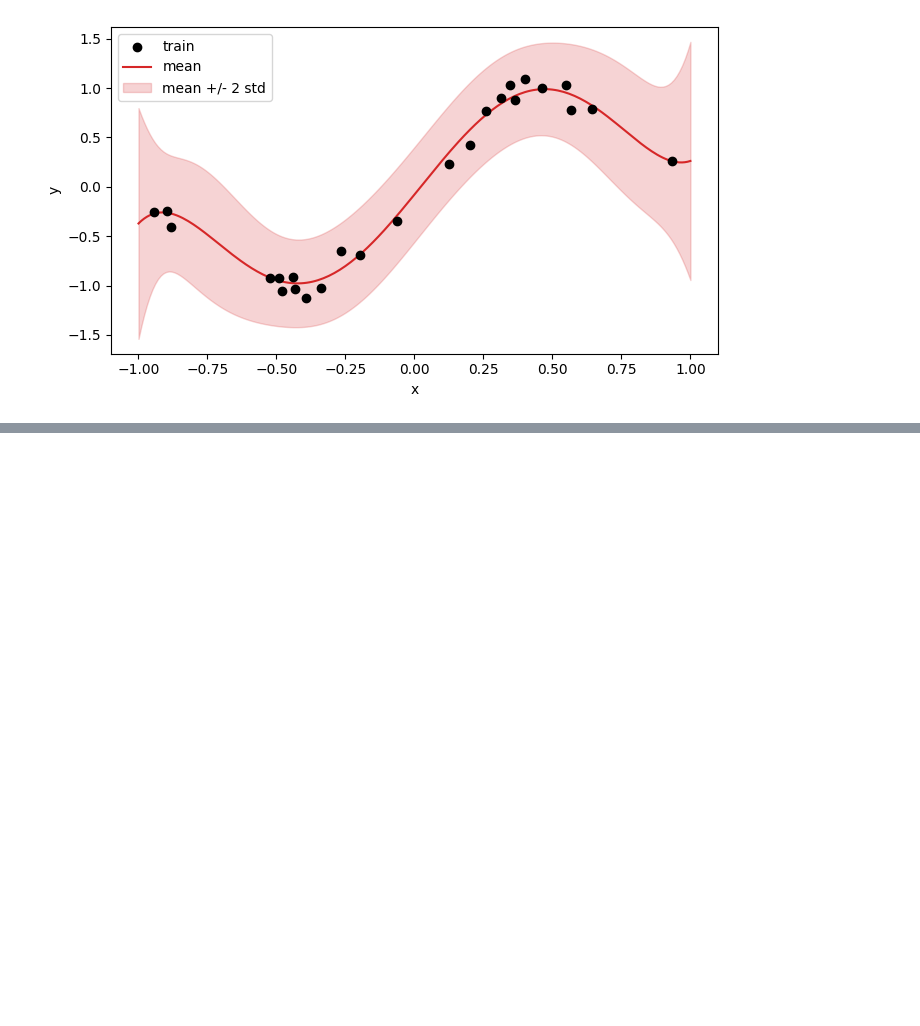
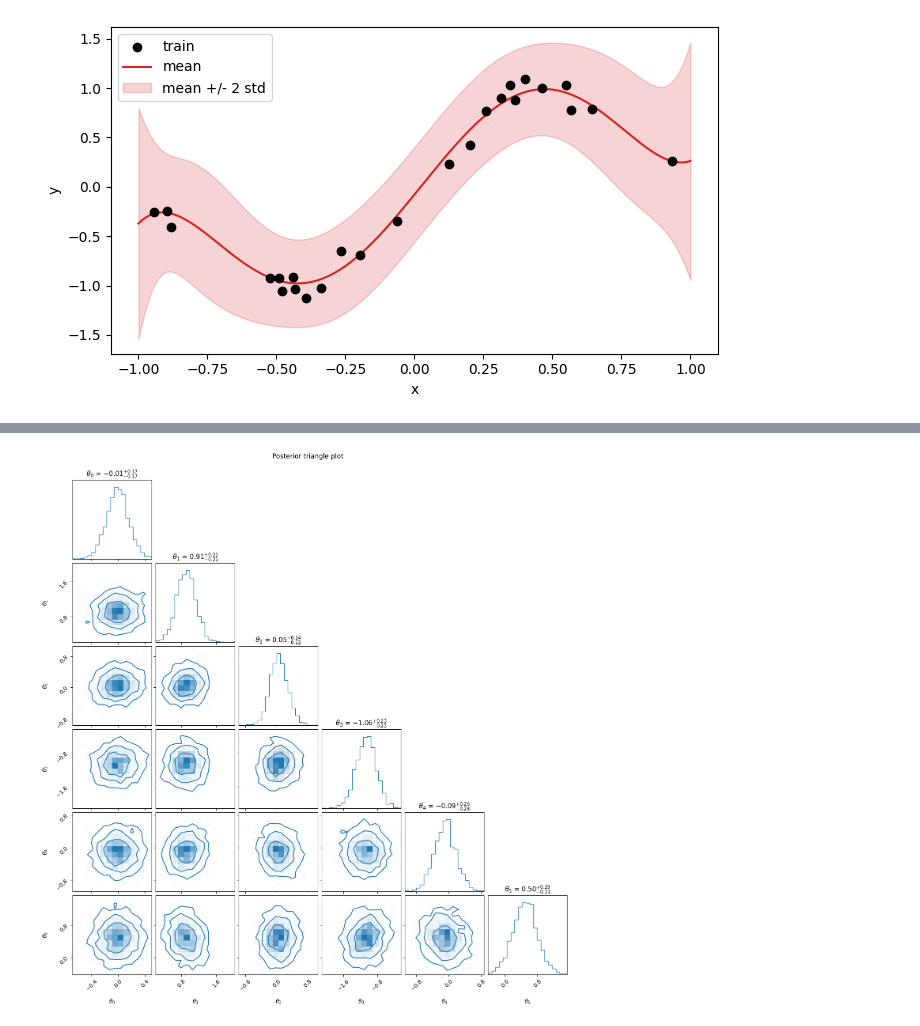
Before and after one commit to sandialabs/pypolymix, a Jupyter notebook: docs/examples/langevin_pce.ipynb, the cells around one changed output, grey strips where cells are left out. Drawn from its saved outputs; the diff is of its cells as text; code cells hidden in the pictures; blank space fills up the shorter version.

```diff
--- a/docs/examples/langevin_pce.ipynb
+++ b/docs/examples/langevin_pce.ipynb
@@ -186,0 +188,25 @@ plt.tight_layout()
+# %%
+# Plot a corner-style view of the final parameter samples
+with torch.no_grad():
+    posterior_samples = group.sample_parameters(num_samples=2048).cpu().numpy()
+
+labels = [fr"$\theta_{j}$" for j in range(posterior_samples.shape[1])]
+corner.corner(
+    posterior_samples,
+    labels=labels,
+    bins=14,
+    show_titles=True,
+    title_fmt=".2f",
+    plot_datapoints=True,
+    plot_density=True,
+    plot_contours=True,
+    fill_contours=False,
+    levels=(0.5, 0.8, 0.95),
+    hist_bin_factor=1.5,
+    max_n_ticks=3,
+    color="C0"
+)
+plt.suptitle("Posterior triangle plot", y=1.02)
+plt.show()
+# %% [output]
+[figure, added]
```
Also changed, not shown: parts of 3 cells of this notebook, 6 other files.
